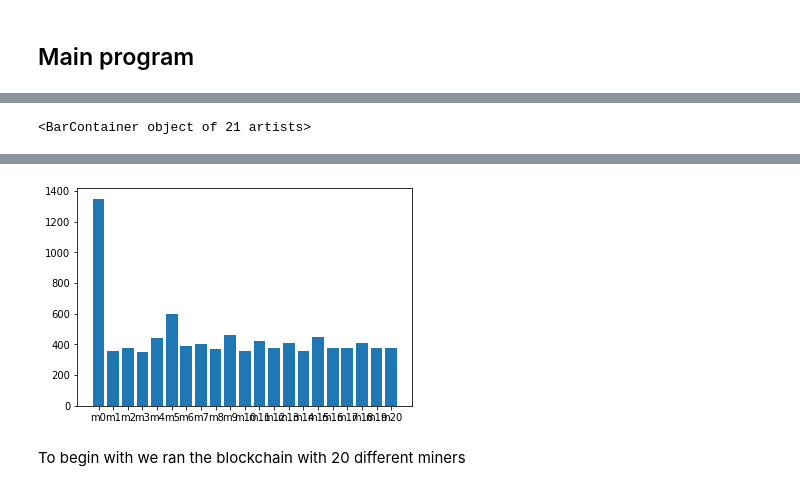
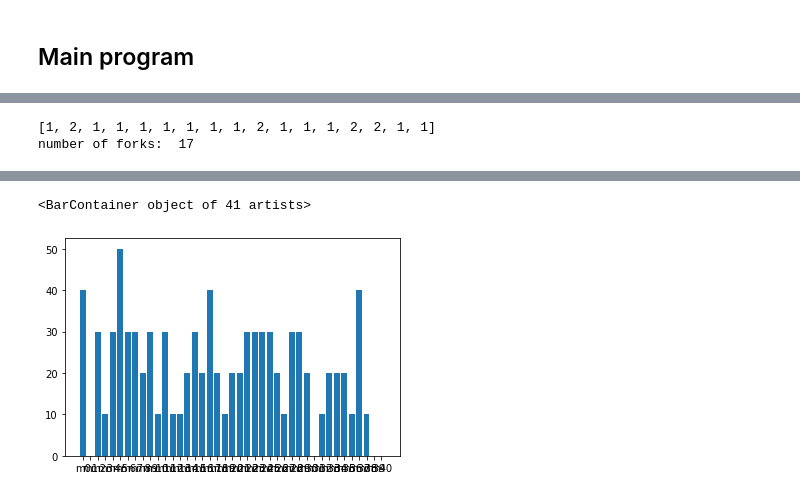
Before and after one commit to Od1nB/ProjectBlockchain, a Jupyter notebook: Project2_Uncles.ipynb, the cells around one changed output, grey strips where cells are left out. Cells and saved outputs as stored; diff of their text form; code cells hidden in the pictures.

Commit message:
added forks function

```diff
--- a/Project2_Uncles.ipynb
+++ b/Project2_Uncles.ipynb
@@ -127,6 +127,23 @@ class Blockchain:
                         return True
                 last = last.previous
           return False
+
+    #Think this one works but not 110% sure yet
+    def forks(self):
+        fork_list = []
+        last = self.longestChain()
+        while last != None:
+            # print(last.creator.name)
+            for child in last.children:
+                if not self.inlongestChain(child):
+                    length = 1
+                    forkblock = child
+                    while forkblock.children:
+                        length += 1
+                        forkblock = forkblock.children[0]
+                    fork_list.append(length)
+            last = last.previous
+        return fork_list
 # %% [markdown]
 ### Uncle blockchain
 # %%
@@ -308,9 +331,15 @@ from matplotlib import colors
+# %%
+bc, m, s = run(num_miners=40, num_blocks=100, miners=[50],num_selfish_miners=1)
 # %%
-bc, m, s = run(num_miners=20, num_blocks=1000, miners=[30])
+liste = bc.forks()
+print(liste)
+print("number of forks: ", len(liste))
+show(bc)
 miner_rewards = []
 for miners in m:
     miner_rewards.append((miners.reward))
 miner_names = ["m"+ str(i) for i, _ in enumerate(miner_rewards)]
 plt.bar(miner_names,miner_rewards)
 # %% [output]
-<BarContainer object of 21 artists>
+[1, 2, 1, 1, 1, 1, 1, 1, 1, 2, 1, 1, 1, 2, 2, 1, 1]
+number of forks:  17
@@ -317,3 +347,2 @@ plt.bar(miner_names,miner_rewards)
+<BarContainer object of 41 artists>
-[figure, old version]
+[figure, new version]
-# %% [markdown]
-To begin with we ran the blockchain with 20 different miners
```
Also changed, not shown: parts of 3 cells of this notebook.
